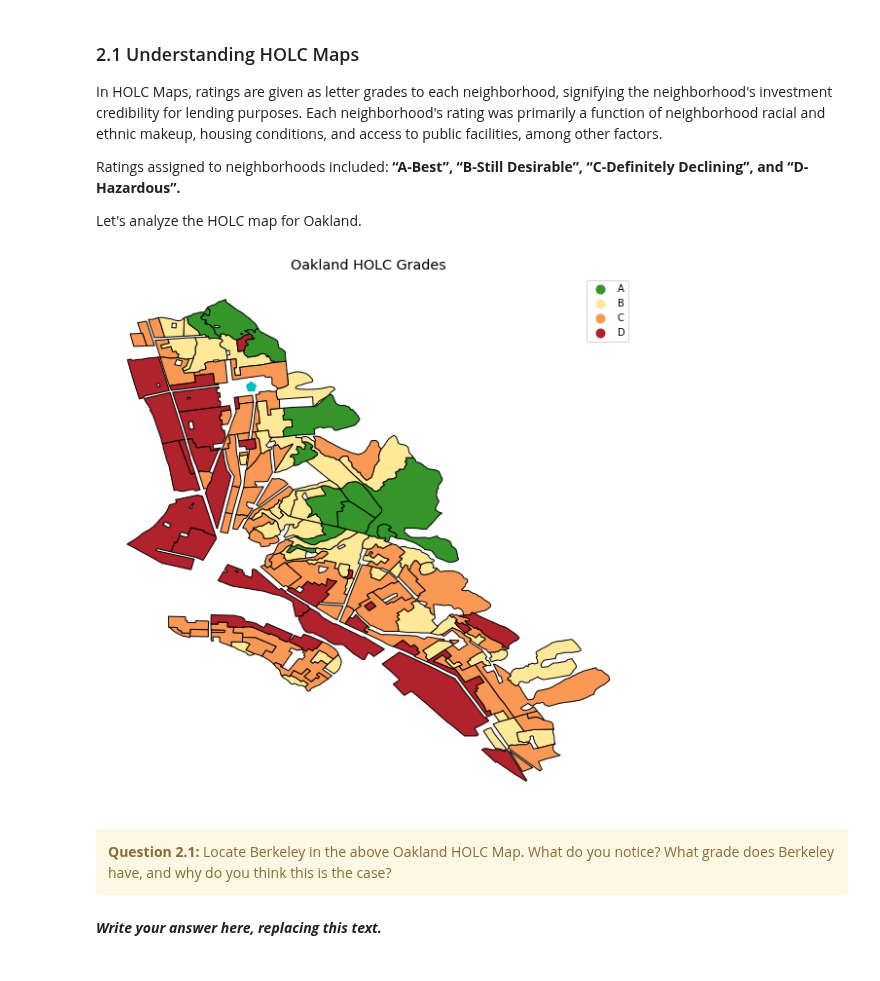
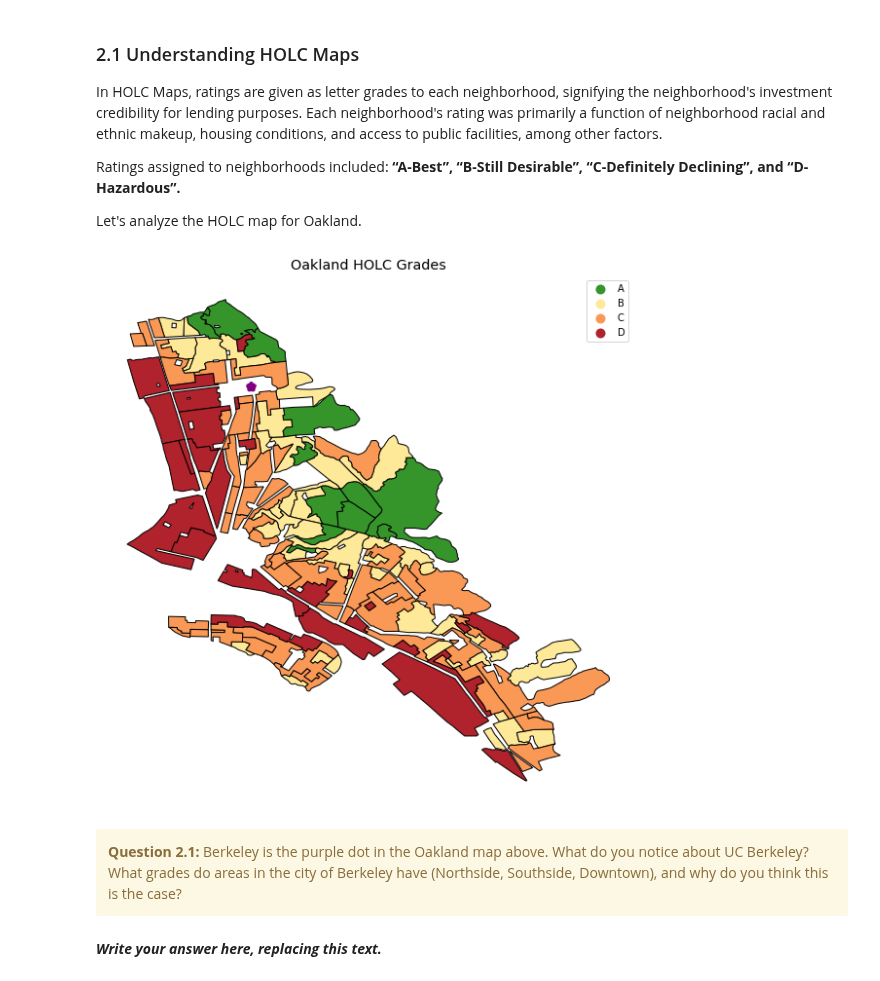
Before and after one commit to ds-modules/espm-c167, a Jupyter notebook: Lab2-Draft/Rebekah-Soc88/NB2_Draft1.ipynb, the cells around one changed output. Drawn from its saved outputs; the diff is of its cells as text; code cells hidden in the pictures.

```diff
--- a/Lab2-Draft/Rebekah-Soc88/NB2_Draft1.ipynb
+++ b/Lab2-Draft/Rebekah-Soc88/NB2_Draft1.ipynb
@@ -69,24 +69,24 @@ Let's analyze the HOLC map for Oakland.
 # %%
 # Create a HOLC Map of Oakland using Geopandas
 
 # Read in data
 oakland = gpd.read_file('holc_oakland')
 
 # Oakland HOLC Map
 base = oakland.plot(column = 'holc_grade', cmap = holc_cmap, legend = True, figsize=[18, 10])
 
 # UC Berkeley Coordinates
 berkeley = pd.DataFrame({'City': ['Berkeley'], 'Latitude': [37.8712], "Longitude":[-122.2601]})
 gdf = gpd.GeoDataFrame(berkeley, geometry=gpd.points_from_xy(berkeley.Longitude, berkeley.Latitude))
-gdf.plot(ax=base, marker='*', color='c', linewidth=5)
+gdf.plot(ax=base, marker='*', color='purple', linewidth=5)
 
 plt.title('Oakland HOLC Grades', size='x-large')
 plt.axis('off');
 # %% [output]
-[figure, old version]
+[figure, new version]
 # %% [markdown]
 <div class="alert alert-warning">
-<b>Question 2.1: </b> Locate Berkeley in the above Oakland HOLC Map. What do you notice? What grade does Berkeley have, and why do you think this is the case?
+<b>Question 2.1: </b> Berkeley is the purple dot in the Oakland map above. What do you notice about UC Berkeley? What grades do areas in the city of Berkeley have (Northside, Southside, Downtown), and why do you think this is the case?
 </div>
 # %% [markdown]
 ***Write your answer here, replacing this text.***
```
Also changed, not shown: parts of 15 cells of this notebook, 1 other file.
